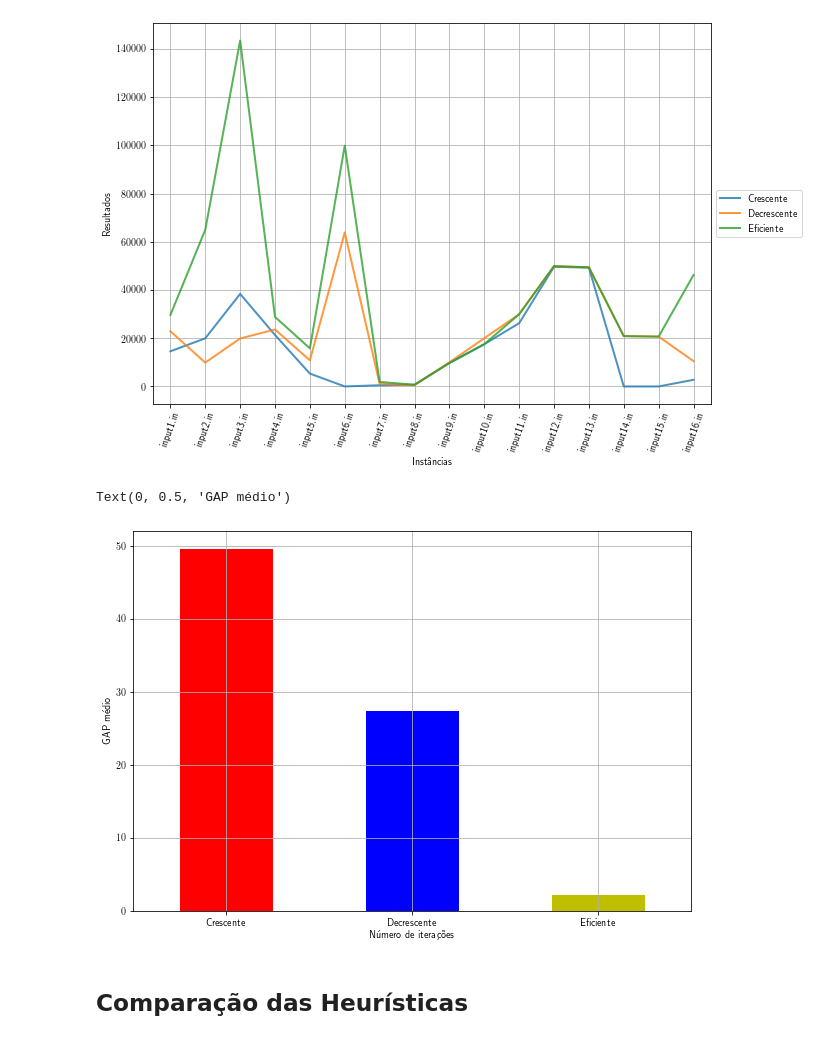
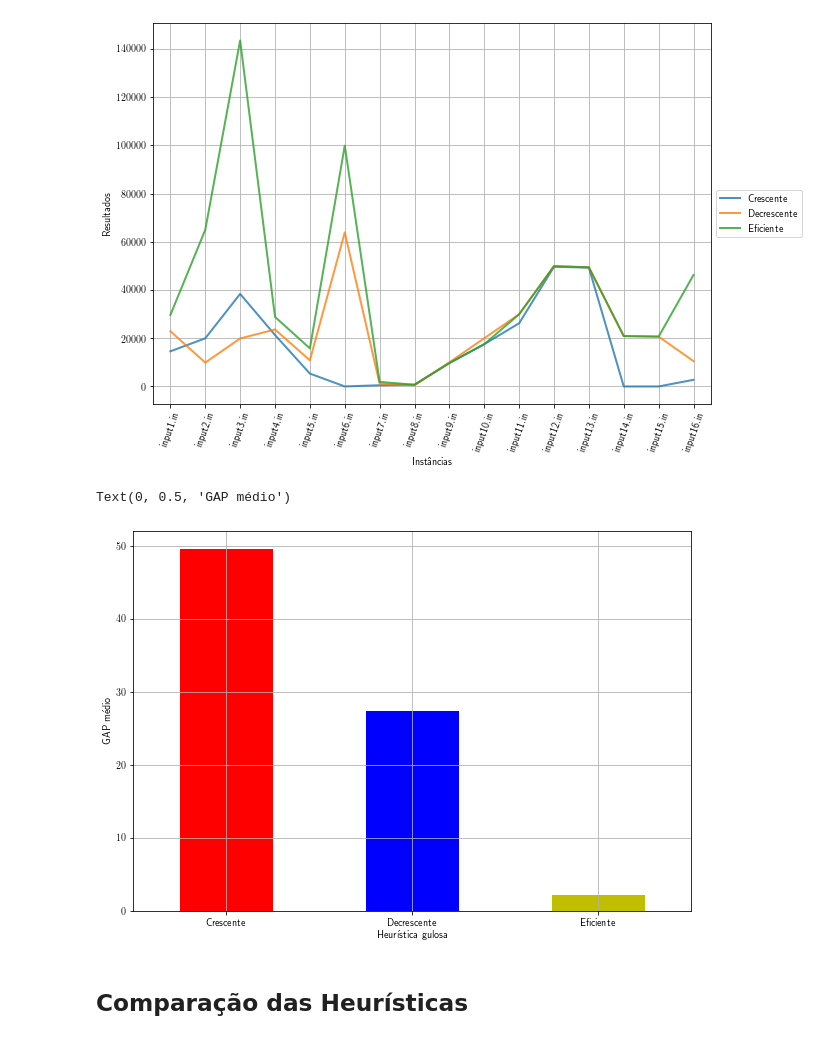
Before and after one commit to danbailo/T1-Teoria-Computacao, a Jupyter notebook: src/Trabalho 1 - Teoria da Computação.ipynb, the cells around one changed output. Saved outputs shown, nothing was run; the diff lists cells and outputs as text; code cells hidden in the pictures.

```diff
--- a/src/Trabalho 1 - Teoria da Computação.ipynb
+++ b/src/Trabalho 1 - Teoria da Computação.ipynb
@@ -139,12 +261,12 @@ gap_greedy = pd.DataFrame(list(map(lambda x,y: ((y-x)/y)*100, greedy.values, exa
 # %%
 gap_greedy.mean().plot.bar(color=['r','b','y'])
 # plt.legend(loc='center left', bbox_to_anchor=(1.0, 0.5))
 plt.xticks(rotation=0)
-plt.xlabel('Número de iterações')
+plt.xlabel('Heurística gulosa')
 plt.ylabel('GAP médio')
 # %% [output]
 Text(0, 0.5, 'GAP médio')
-[figure, old version]
+[figure, new version]
 # %% [markdown]
 ## Comparação das Heurísticas
 # %%
```
Also changed, not shown: parts of 34 cells of this notebook, 2 other files.
